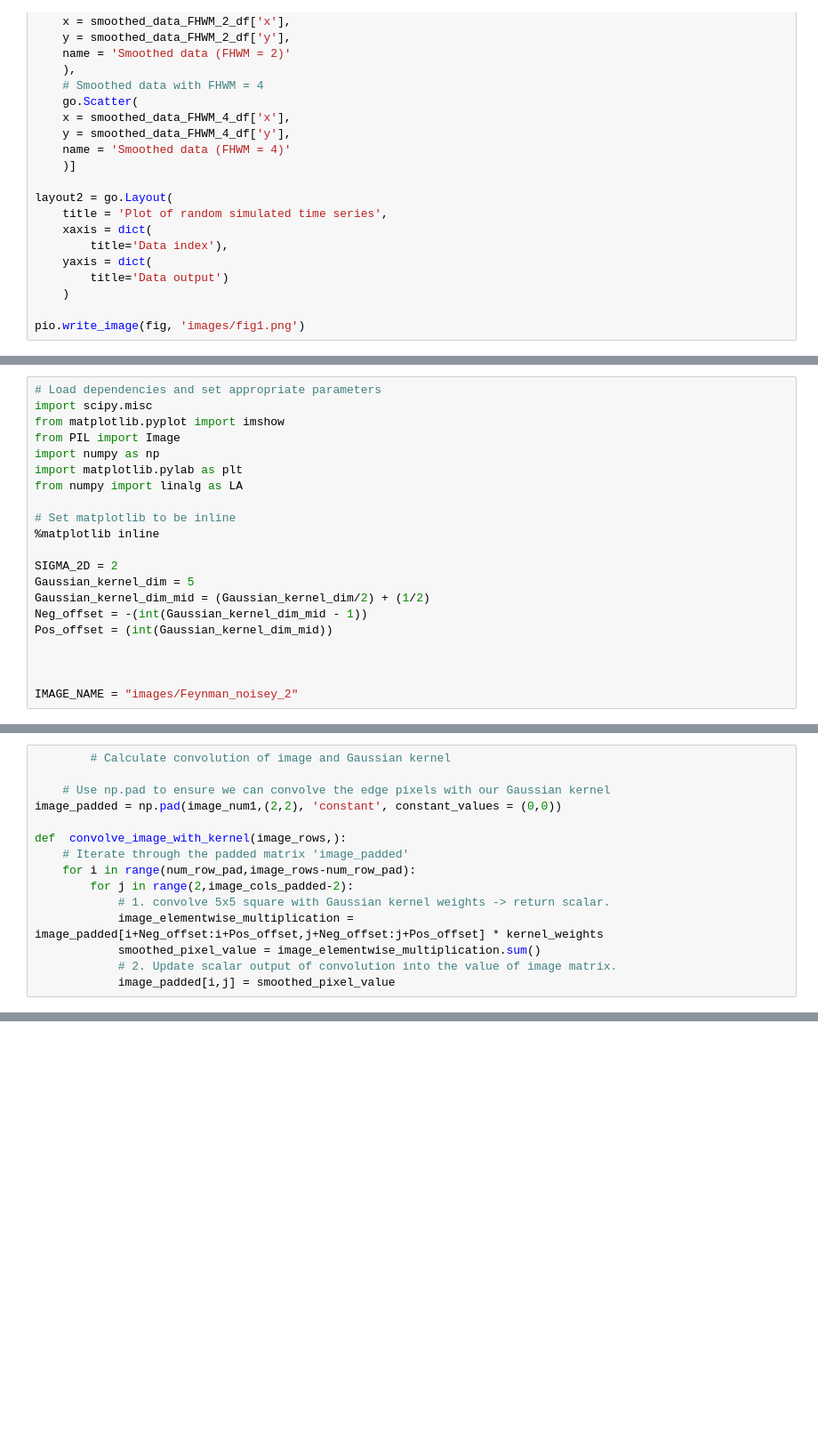
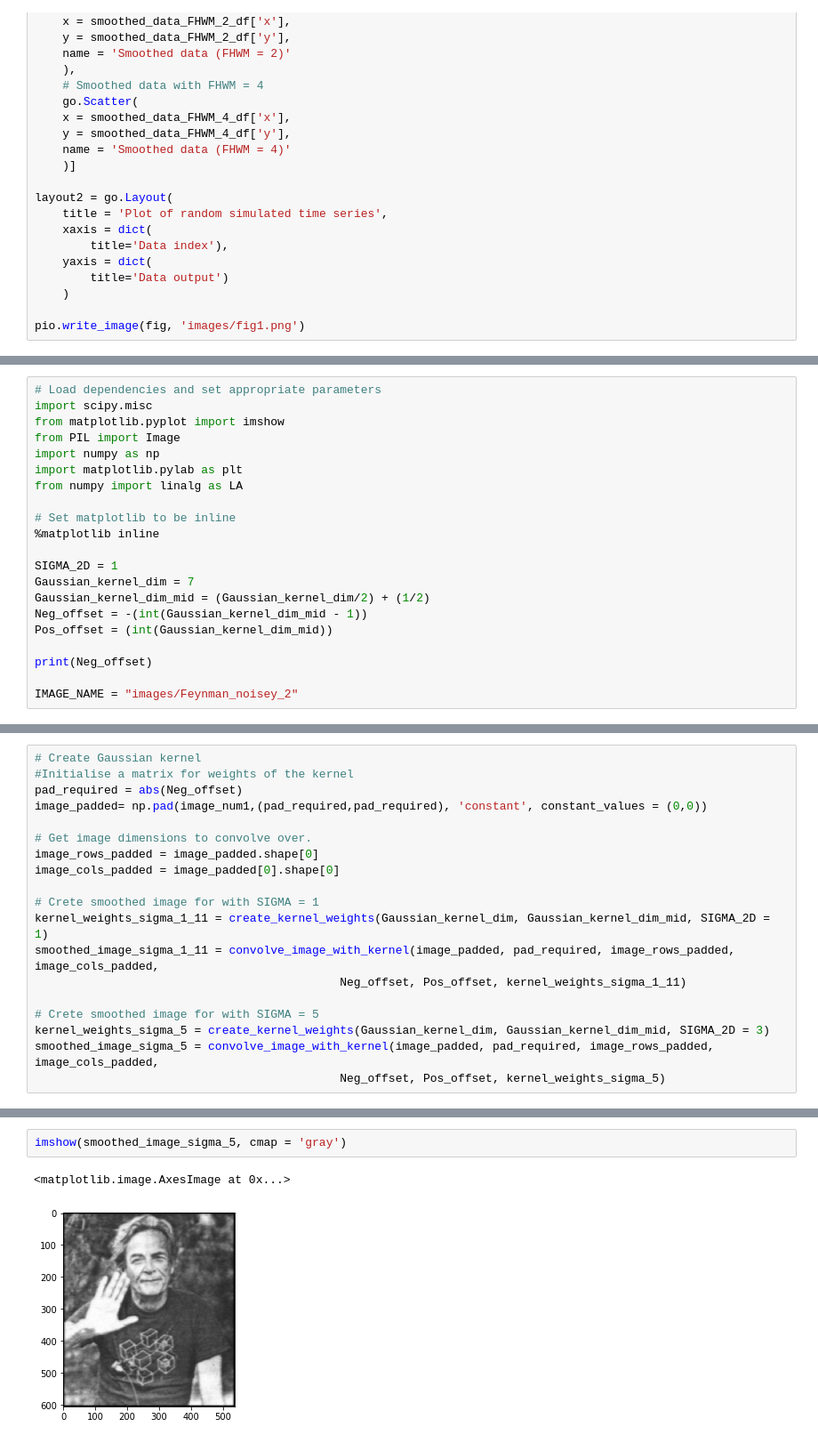
Before and after one commit to jackleekopij/Signal_processing, a Jupyter notebook: Gaussian kernel smoothing.ipynb, the cells around one changed output, grey strips where cells are left out. Shown: that part at 89% size. Saved outputs shown, nothing was run; the diff lists cells and outputs as text; blank space fills up the shorter version.

Commit message:
Refactored kernel calculation and smoothing calculations into functions

```diff
--- a/Gaussian kernel smoothing.ipynb
+++ b/Gaussian kernel smoothing.ipynb
@@ -159,12 +161,12 @@ from numpy import linalg as LA
 # Set matplotlib to be inline
 %matplotlib inline
 
-SIGMA_2D = 2
-Gaussian_kernel_dim = 5
+SIGMA_2D = 1
+Gaussian_kernel_dim = 7
 Gaussian_kernel_dim_mid = (Gaussian_kernel_dim/2) + (1/2)
 Neg_offset = -(int(Gaussian_kernel_dim_mid - 1))
 Pos_offset = (int(Gaussian_kernel_dim_mid))
 
-
+print(Neg_offset)
 
 IMAGE_NAME = "images/Feynman_noisey_2"
@@ -279,15 +249,0 @@ smoothed_image = convolve_image_with_kernel()
-# %%
-        # Calculate convolution of image and Gaussian kernel
-
-    # Use np.pad to ensure we can convolve the edge pixels with our Gaussian kernel
-image_padded = np.pad(image_num1,(2,2), 'constant', constant_values = (0,0))
-
-def  convolve_image_with_kernel(image_rows,):
-    # Iterate through the padded matrix 'image_padded'
-    for i in range(num_row_pad,image_rows-num_row_pad):
-        for j in range(2,image_cols_padded-2):
-            # 1. convolve 5x5 square with Gaussian kernel weights -> return scalar.
-            image_elementwise_multiplication = image_padded[i+Neg_offset:i+Pos_offset,j+Neg_offset:j+Pos_offset] * kernel_weights
-            smoothed_pixel_value = image_elementwise_multiplication.sum()
-            # 2. Update scalar output of convolution into the value of image matrix.
-            image_padded[i,j] = smoothed_pixel_value
@@ -293,0 +262,19 @@ def  convolve_image_with_kernel(image_rows,):
+# %%
+# Create Gaussian kernel
+#Initialise a matrix for weights of the kernel
+pad_required = abs(Neg_offset)
+image_padded= np.pad(image_num1,(pad_required,pad_required), 'constant', constant_values = (0,0))
+
+# Get image dimensions to convolve over.
+image_rows_padded = image_padded.shape[0]
+image_cols_padded = image_padded[0].shape[0]
+
+# Crete smoothed image for with SIGMA = 1
+kernel_weights_sigma_1_11 = create_kernel_weights(Gaussian_kernel_dim, Gaussian_kernel_dim_mid, SIGMA_2D = 1)
+smoothed_image_sigma_1_11 = convolve_image_with_kernel(image_padded, pad_required, image_rows_padded, image_cols_padded,
+                                            Neg_offset, Pos_offset, kernel_weights_sigma_1_11)
+
+# Crete smoothed image for with SIGMA = 5
+kernel_weights_sigma_5 = create_kernel_weights(Gaussian_kernel_dim, Gaussian_kernel_dim_mid, SIGMA_2D = 3)
+smoothed_image_sigma_5 = convolve_image_with_kernel(image_padded, pad_required, image_rows_padded, image_cols_padded,
+                                            Neg_offset, Pos_offset, kernel_weights_sigma_5)
@@ -294,3 +286,8 @@ def  convolve_image_with_kernel(image_rows,):
+# %%
+imshow(smoothed_image_sigma_5, cmap = 'gray')
+# %% [output]
+<matplotlib.image.AxesImage at 0x...>
+[figure, added]
 # %%
 # Display and save image
 # Display the image from the above convolution
```
Also changed, not shown: parts of 11 cells of this notebook.
